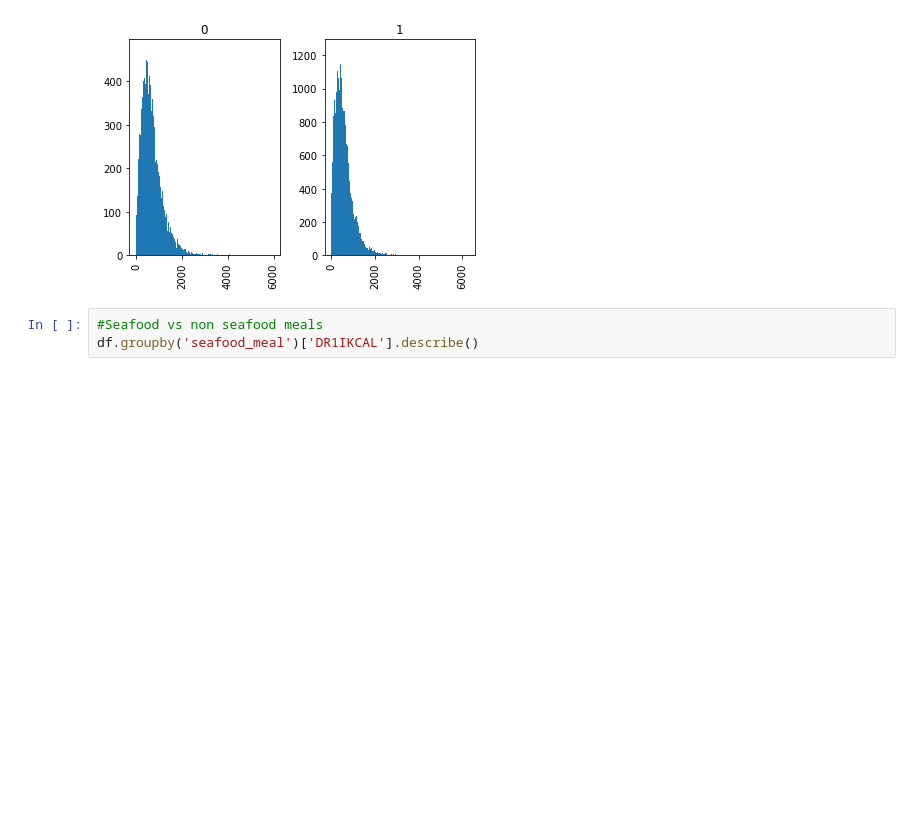
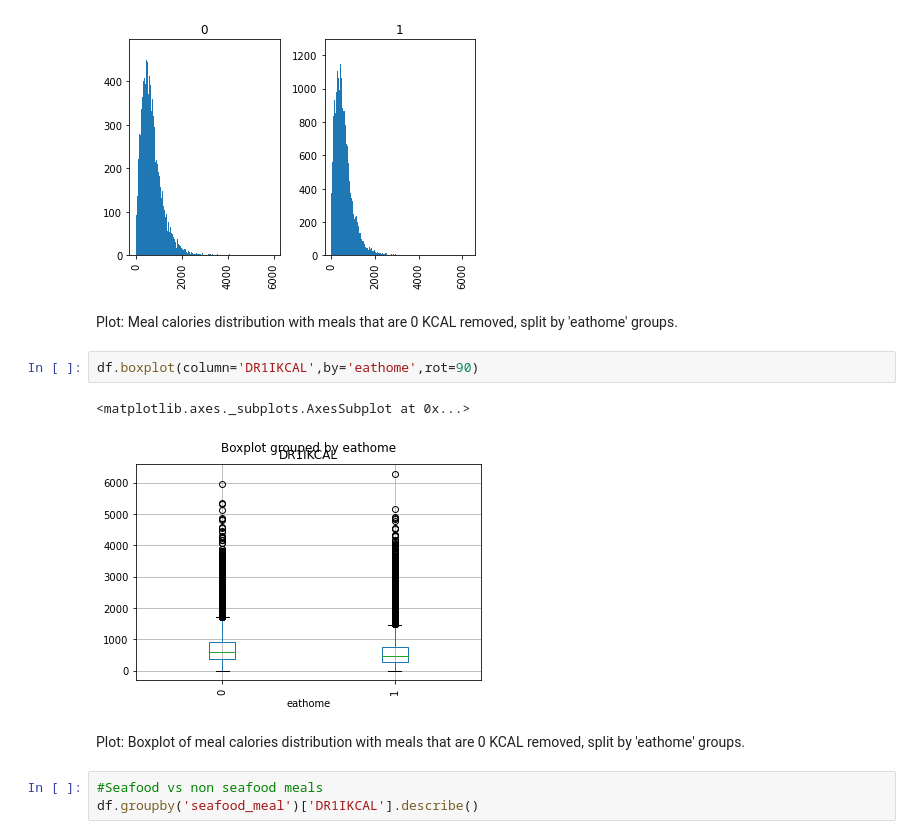
Before and after one commit to jorid14/SGL_NHANES, a Jupyter notebook: Reports/Week 10/NHANES_FPED_EDA.ipynb, the cells around one changed output. Saved outputs shown, nothing was run; the diff lists cells and outputs as text; blank space fills up the shorter version.

```diff
--- a/Reports/Week 10/NHANES_FPED_EDA.ipynb
+++ b/Reports/Week 10/NHANES_FPED_EDA.ipynb
@@ -94,6 +109,15 @@ array([<matplotlib.axes._subplots.AxesSubplot object at 0x...>,
        <matplotlib.axes._subplots.AxesSubplot object at 0x...>],
       dtype=object)
 [figure]
+# %% [markdown]
+Plot: Meal calories distribution with meals that are 0 KCAL removed, split by 'eathome' groups.
+# %%
+df.boxplot(column='DR1IKCAL',by='eathome',rot=90)
+# %% [output]
+<matplotlib.axes._subplots.AxesSubplot at 0x...>
+[figure, added]
+# %% [markdown]
+Plot: Boxplot of meal calories distribution with meals that are 0 KCAL removed, split by 'eathome' groups.
 # %%
 #Seafood vs non seafood meals
 df.groupby('seafood_meal')['DR1IKCAL'].describe()
```
Also changed, not shown: parts of 37 cells of this notebook, 6 other files.
